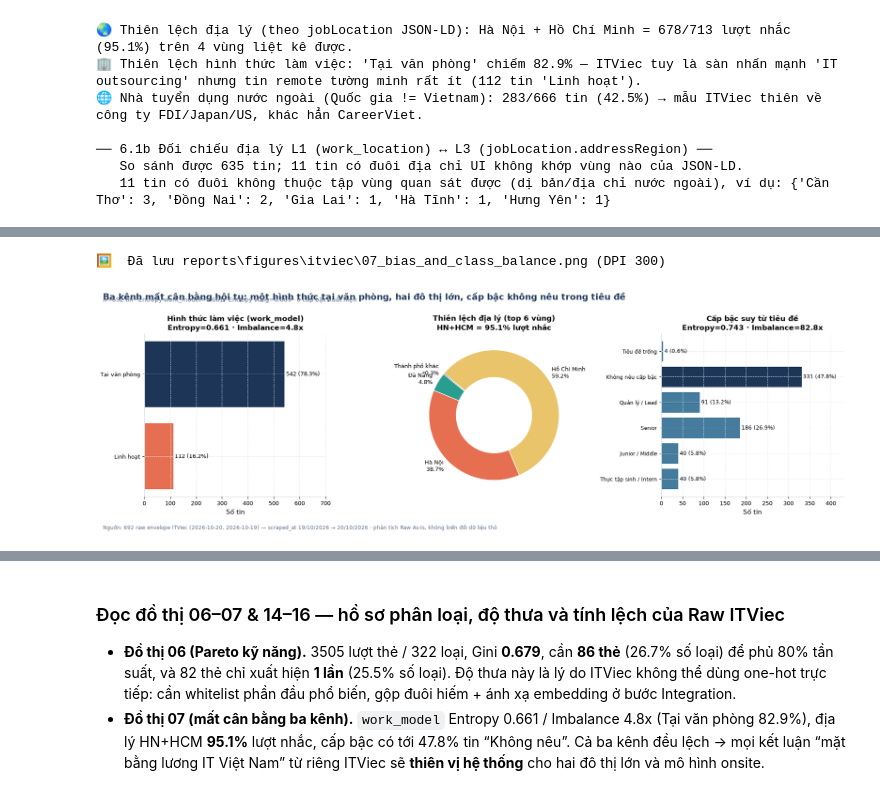
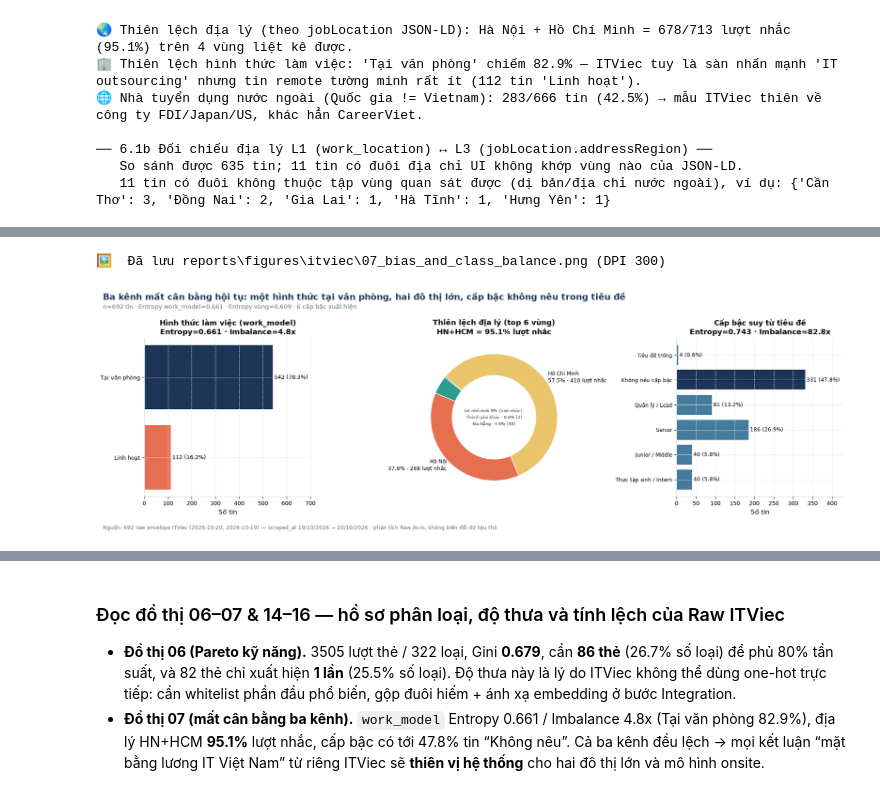
Before and after one commit to Archduker/VN-IT-Job-Mining, a Jupyter notebook: reports/itviec_eda.ipynb, the cells around one changed output, grey strips where cells are left out. Saved outputs shown, nothing was run; the diff lists cells and outputs as text; code cells hidden in the pictures.

```diff
--- a/reports/itviec_eda.ipynb
+++ b/reports/itviec_eda.ipynb
@@ -724,16 +986,20 @@ print(f"🕰️ {old_era} tin phân vùng cũ: thiếu nguyên khối DOM mở r
 ht = df.groupby("_partition").apply(
     lambda g: (1 - df_top.loc[g.index].map(is_missing_value).mean()) * 100, include_groups=False)
 fig, axes = plt.subplots(1, 2, figsize=(15.5, 5.8))
-heat = ht.reindex(raw_cols).sort_values(ht.columns[0], ascending=True)
-im = axes[0].imshow(heat.values.T, aspect="auto", cmap="RdYlGn", vmin=0, vmax=100)
-axes[0].set_yticks(range(len(heat.columns))), axes[0].set_yticklabels(heat.index, fontsize=8)
-axes[0].set_xticks(range(len(heat.index))), axes[0].set_xticklabels(heat.columns, fontsize=9)
+# `ht` trả về MỖI DÒNG LÀ MỘT PHÂN VÙNG, mỗi cột là một trường thô -> phải trở chiều trước khi vẽ;
+# bản cũ `ht.reindex(raw_cols)` lấy tên trường gán lên hàng của một khung đánh chỉ số theo phân vùng,
+# nên toàn bảng thành NaN: panel trống trơn và 16 tên trường bị dồn lên trục X đè lên nhau.
+heat = ht.T.reindex(raw_cols).sort_values(ht.index[0], ascending=True)   # hàng = trường thô, cột = phân vùng
+im = axes[0].imshow(heat.values, aspect="auto", cmap="RdYlGn", vmin=0, vmax=100)
+axes[0].set_yticks(range(len(heat.index))), axes[0].set_yticklabels(heat.index, fontsize=8)
+axes[0].set_xticks(range(len(heat.columns)))
+axes[0].set_xticklabels([str(c) for c in heat.columns], fontsize=9)
 axes[0].set_xlabel("Phân vùng thu thập"), axes[0].grid(False)
 for i in range(heat.shape[0]):
     for j in range(heat.shape[1]):
         v = heat.values[i, j]
-        axes[0].text(j, i, f"{v:.0f}", ha="center", va="center", fontsize=7.5,
-                     color="black" if 45 < v < 95 else "white")
+        axes[0].text(j, i, f"{v:.0f}" if pd.notna(v) else "—", ha="center", va="center", fontsize=7.5,
+                     color="#334155" if pd.isna(v) else ("black" if 45 < v < 95 else "white"))
 axes[0].set_title("% dữ liệu hợp lệ theo cột thô × phân vùng")
 
 st = df_meta["m_http_status"].value_counts().sort_index()
@@ -2307,9 +2573,11 @@ for row, (tag, cur_label, unit) in enumerate(CUR_GROUPS):
         ax.set_xticklabels(ax.get_xticklabels(), rotation=45, ha="right", fontsize=7)
         ax.set_yticklabels(ax.get_yticklabels(), rotation=0, fontsize=7)
         if not d["ok"]:
-            ax.text(.5, -.10, f"⚠️ n = {d['n_full']} < {MIN_N_DIST}: ma trận chỉ để minh hoạ, "
-                              f"KHÔNG dùng sàng lọc feature", transform=ax.transAxes, ha="center",
-                    fontsize=9, color=C_WARN, fontweight="bold")
+            # Cảnh báo nhét VÀO TAM GIÁC TRÊN ĐÃ BỊ MASK (vùng chắc chắn trống) thay vì đặt dưới trục X:
+            # để ở -0.10 như bản cũ thì nó đè thẳng lên hàng nhãn định lượng đang xoay 45 độ của chính bảng.
+            ax.text(.99, .965, f"⚠️ n = {d['n_full']} < {MIN_N_DIST}: ma trận chỉ để minh hoạ,\n"
+                              f"KHÔNG dùng sàng lọc feature", transform=ax.transAxes, ha="right",
+                    va="top", fontsize=8, color=C_WARN, fontweight="bold")
 finalize(fig, "Hai ma trận HAI tiền tệ: cấu trúc tương quan chỉ kết luận được trên bảng đủ mẫu, "
               "bảng còn lại phải báo rõ là chưa đủ căn cứ",
          " · ".join(f"{CUR_LABEL[tag]}: n dòng đầy đủ = {CORR[tag]['n_full']}" for tag, _, _ in CUR_GROUPS)
@@ -2571,36 +2839,35 @@ finalize(fig, "Thị trường không dồn nhà tuyển dụng; nhưng rating v
 # %%
 vc_sen = sen_lbl.value_counts()
 vc_wm_all = wm.value_counts().sort_values()
 vc_prov6 = vc_prov.head(6).sort_values()
 fig, axes = plt.subplots(1, 3, figsize=(17.5, 5.6))
 
 axes[0].barh(vc_wm_all.index.astype(str), vc_wm_all.values, color=[C_WARN if v < 200 else C_MAIN for v in vc_wm_all.values])
 for i, v in enumerate(vc_wm_all.values):
     axes[0].text(v + max(vc_wm_all.values) * .01, i, f"{int(v)} ({v/len(df)*100:.1f}%)", va="center", fontsize=9)
 axes[0].set_xlim(0, vc_wm_all.max() * 1.3), axes[0].set_xlabel("Số tin")
 axes[0].set_title(f"Hình thức làm việc (work_model)\nEntropy={entropy_norm(vc_wm_all.values):.3f} · "
                   f"Imbalance={vc_wm_all.max()/max(vc_wm_all.min(),1):.1f}x")
 
-axes[1].pie(vc_prov6.values, labels=[f"{k}\n{v/len(df)*100:.1f}%" for k, v in vc_prov6.items()],
-            colors=PALETTE + ["#94a3b8"], startangle=140, wedgeprops=dict(width=.42, edgecolor="white"))
+donut(axes[1], vc_prov6.values, vc_prov6.index, PALETTE + ["#94a3b8"], unit="lượt nhắc")
 axes[1].set_title(f"Thiên lệch địa lý (top 6 vùng)\nHN+HCM = {hn_hcm/vc_prov.sum()*100:.1f}% lượt nhắc")
 
 o = [k for k in order_sen if k in vc_sen.index]
 vals = vc_sen.reindex(o).fillna(0).values
 axes[2].barh(range(len(o)), vals, color=[C_MAIN if v == max(vals) else "#457b9d" for v in vals])
 axes[2].set_yticks(range(len(o))), axes[2].set_yticklabels(o, fontsize=8.5)
 for i, v in enumerate(vals):
     axes[2].text(v + max(vals) * .01, i, f"{int(v)} ({v/len(df)*100:.1f}%)", va="center", fontsize=8.5)
 axes[2].set_xlim(0, max(vals) * 1.3), axes[2].set_xlabel("Số tin")
 axes[2].set_title(f"Cấp bậc suy từ tiêu đề\nEntropy={entropy_norm(vc_sen.values):.3f} · "
                   f"Imbalance={vc_sen.max()/max(vc_sen.min(),1):.1f}x")
 finalize(fig, "Ba kênh mất cân bằng hội tụ: một hình thức tại văn phòng, hai đô thị lớn, cấp bậc không nêu trong tiêu đề",
          f"n={len(df)} tin · Entropy work_model={entropy_norm(vc_wm_all.values):.3f} · "
          f"Entropy vùng={entropy_norm(vc_prov.values):.3f} · {int((vc_sen.values > 0).sum())} cấp bậc xuất hiện",
          "07_bias_and_class_balance.png")
 # %% [output]
 🖼️  Đã lưu reports\figures\itviec\07_bias_and_class_balance.png (DPI 300)
-[figure, old version]
+[figure, new version]
 # %%
 biz = df["company_details.Mô hình công ty"].astype("object")  # giữ object để so sánh ra bool thường, không bị kiểu masked-NA
 non_it = biz.eq("Non-IT")
```
Also changed, not shown: parts of 18 cells of this notebook, 47 other files.
